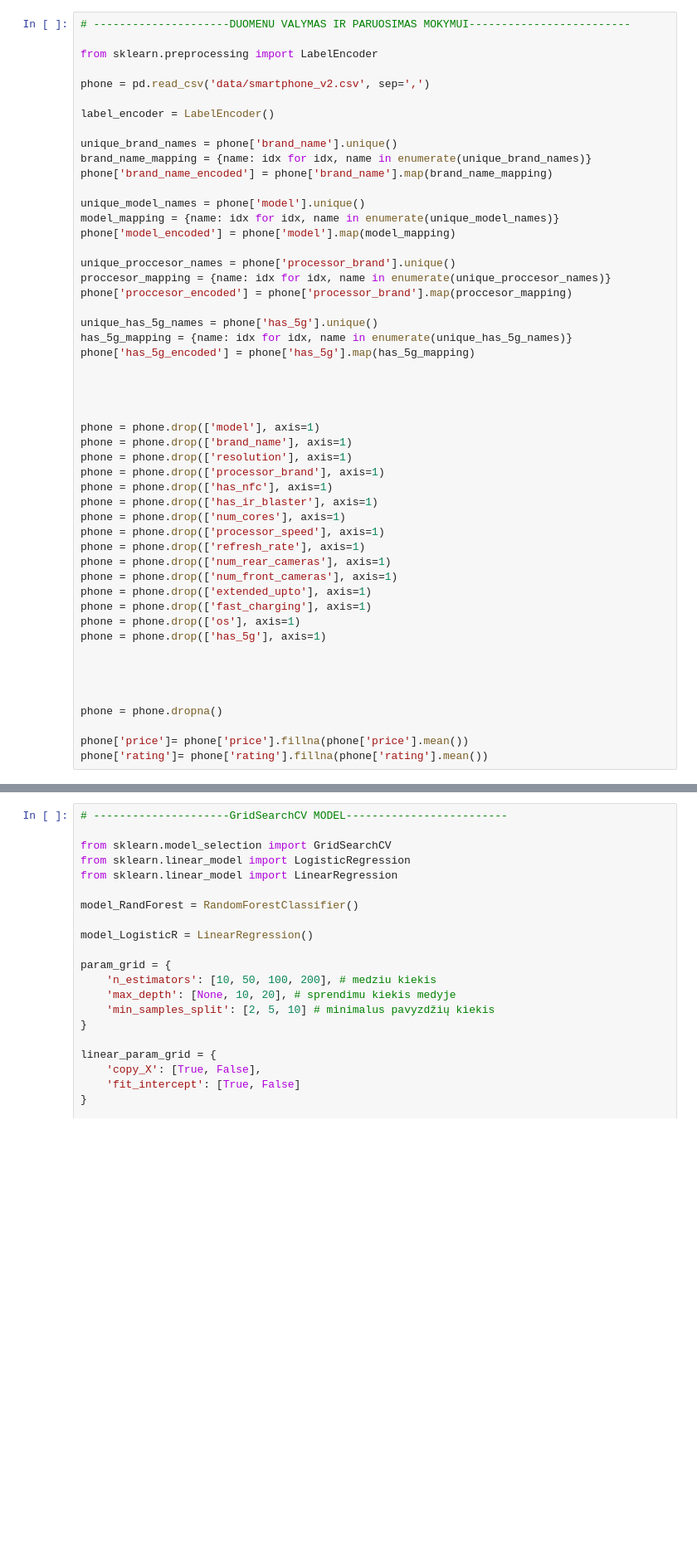
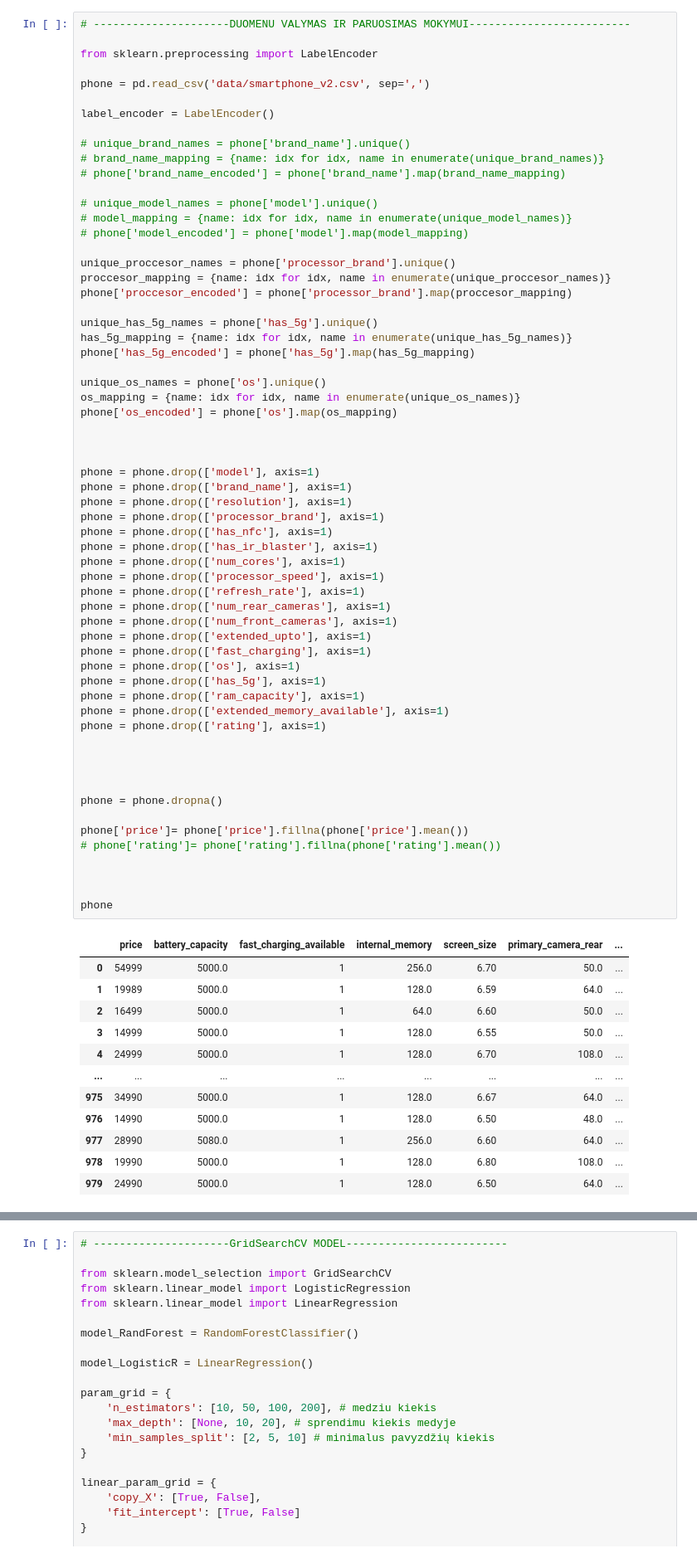
Before and after one commit to Sarunaskaz/Testinei, a Jupyter notebook: baigemasis/model_train.ipynb, the cells around one changed output, grey strips where cells are left out. Shown: that part at 83% size. Cells and saved outputs as stored; diff of their text form; blank space fills up the shorter version.

```diff
--- a/baigemasis/model_train.ipynb
+++ b/baigemasis/model_train.ipynb
@@ -26,13 +19,13 @@ phone = pd.read_csv('data/smartphone_v2.csv', sep=',')
 
 label_encoder = LabelEncoder()
 
-unique_brand_names = phone['brand_name'].unique()
-brand_name_mapping = {name: idx for idx, name in enumerate(unique_brand_names)}
-phone['brand_name_encoded'] = phone['brand_name'].map(brand_name_mapping)
+# unique_brand_names = phone['brand_name'].unique()
+# brand_name_mapping = {name: idx for idx, name in enumerate(unique_brand_names)}
+# phone['brand_name_encoded'] = phone['brand_name'].map(brand_name_mapping)
 
-unique_model_names = phone['model'].unique()
-model_mapping = {name: idx for idx, name in enumerate(unique_model_names)}
-phone['model_encoded'] = phone['model'].map(model_mapping)
+# unique_model_names = phone['model'].unique()
+# model_mapping = {name: idx for idx, name in enumerate(unique_model_names)}
+# phone['model_encoded'] = phone['model'].map(model_mapping)
 
 unique_proccesor_names = phone['processor_brand'].unique()
 proccesor_mapping = {name: idx for idx, name in enumerate(unique_proccesor_names)}
@@ -40,31 +33,54 @@ phone['proccesor_encoded'] = phone['processor_brand'].map(proccesor_mapping)
 
 unique_has_5g_names = phone['has_5g'].unique()
 has_5g_mapping = {name: idx for idx, name in enumerate(unique_has_5g_names)}
 phone['has_5g_encoded'] = phone['has_5g'].map(has_5g_mapping)
 
+unique_os_names = phone['os'].unique()
+os_mapping = {name: idx for idx, name in enumerate(unique_os_names)}
+phone['os_encoded'] = phone['os'].map(os_mapping)
 
 
 
 phone = phone.drop(['model'], axis=1)
 phone = phone.drop(['brand_name'], axis=1)
 phone = phone.drop(['resolution'], axis=1)
 phone = phone.drop(['processor_brand'], axis=1)
 phone = phone.drop(['has_nfc'], axis=1)
 phone = phone.drop(['has_ir_blaster'], axis=1)
 phone = phone.drop(['num_cores'], axis=1)
 phone = phone.drop(['processor_speed'], axis=1)
 phone = phone.drop(['refresh_rate'], axis=1)
 phone = phone.drop(['num_rear_cameras'], axis=1)
 phone = phone.drop(['num_front_cameras'], axis=1)
 phone = phone.drop(['extended_upto'], axis=1)
 phone = phone.drop(['fast_charging'], axis=1)
 phone = phone.drop(['os'], axis=1)
 phone = phone.drop(['has_5g'], axis=1)
+phone = phone.drop(['ram_capacity'], axis=1)
+phone = phone.drop(['extended_memory_available'], axis=1)
+phone = phone.drop(['rating'], axis=1)
 
 
 
 
 phone = phone.dropna()
 
 phone['price']= phone['price'].fillna(phone['price'].mean())
-phone['rating']= phone['rating'].fillna(phone['rating'].mean())
+# phone['rating']= phone['rating'].fillna(phone['rating'].mean())
+
+
+
+phone
+# %% [output]
+|  | price | battery_capacity | fast_charging_available | internal_memory | screen_size | primary_camera_rear | ... |
+| 0 | 54999 | 5000.0 | 1 | 256.0 | 6.70 | 50.0 | ... |
+| 1 | 19989 | 5000.0 | 1 | 128.0 | 6.59 | 64.0 | ... |
+| 2 | 16499 | 5000.0 | 1 | 64.0 | 6.60 | 50.0 | ... |
+| 3 | 14999 | 5000.0 | 1 | 128.0 | 6.55 | 50.0 | ... |
+| 4 | 24999 | 5000.0 | 1 | 128.0 | 6.70 | 108.0 | ... |
+| ... | ... | ... | ... | ... | ... | ... | ... |
+| 975 | 34990 | 5000.0 | 1 | 128.0 | 6.67 | 64.0 | ... |
+| 976 | 14990 | 5000.0 | 1 | 128.0 | 6.50 | 48.0 | ... |
+| 977 | 28990 | 5080.0 | 1 | 256.0 | 6.60 | 64.0 | ... |
+| 978 | 19990 | 5000.0 | 1 | 128.0 | 6.80 | 108.0 | ... |
+| 979 | 24990 | 5000.0 | 1 | 128.0 | 6.50 | 64.0 | ... |
```
Also changed, not shown: parts of 10 cells of this notebook, 1 other file.
